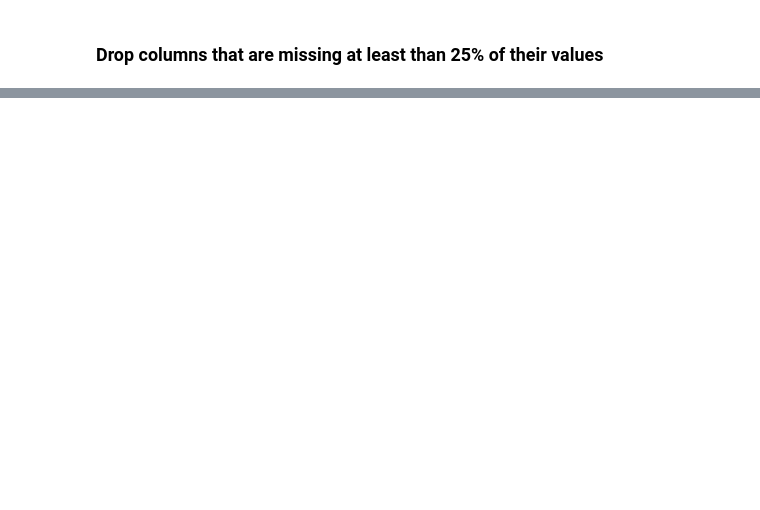
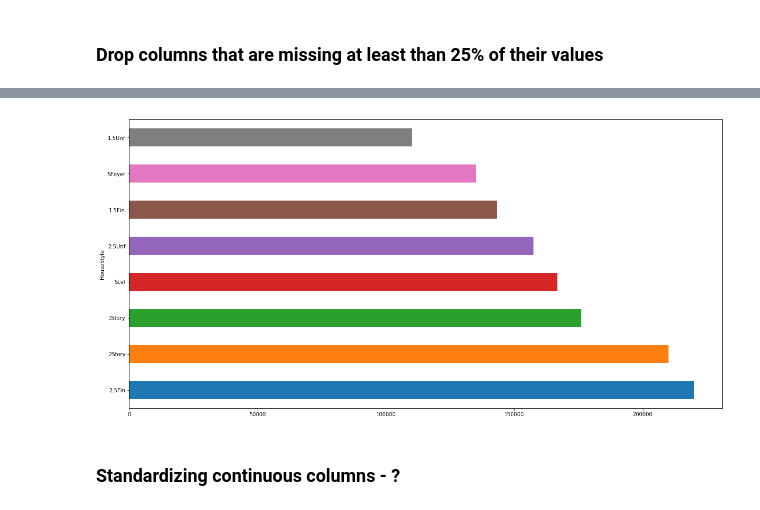
Before and after one commit to MarioJelev/ML, a Jupyter notebook: 6375_HousingPrices/HousePrices-Advanced.ipynb, the cells around one changed output, grey strips where cells are left out. Cells and saved outputs as stored; diff of their text form; code cells hidden in the pictures; blank space fills up the shorter version.

```diff
--- a/6375_HousingPrices/HousePrices-Advanced.ipynb
+++ b/6375_HousingPrices/HousePrices-Advanced.ipynb
@@ -110,0 +348,6 @@ for col in data.columns[cols]:
+# %%
+corr_salePrice(['HouseStyle'])
+# %% [output]
+[figure, added]
+# %% [markdown]
+### Standardizing continuous columns - ?
```
Also changed, not shown: parts of 28 cells of this notebook, 1 other file.
